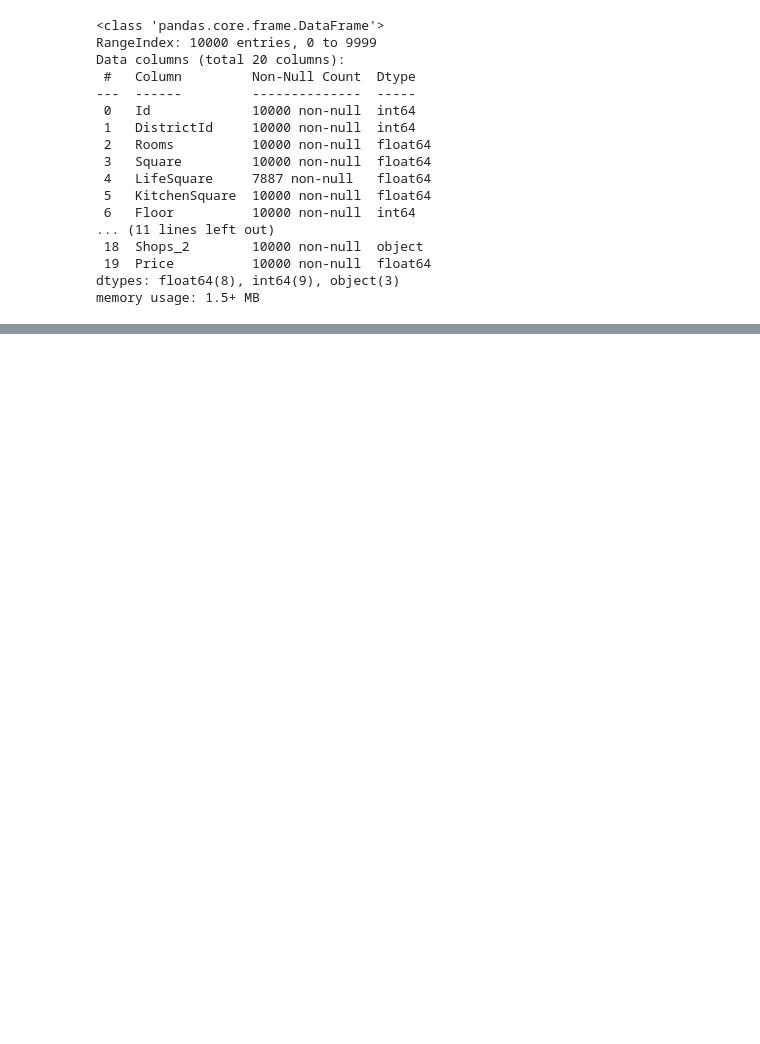
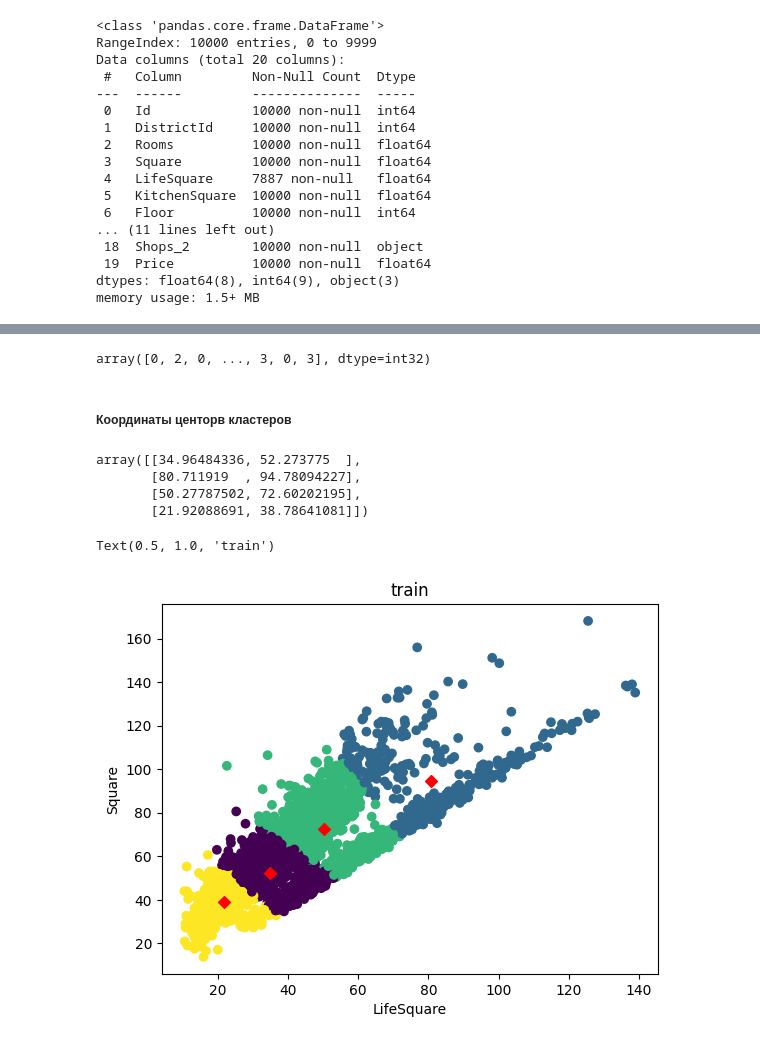
Before and after one commit to nickogee/gb_Python_for_DS, a Jupyter notebook: Course_project/Project.ipynb, the cells around one changed output, grey strips where cells are left out. Drawn from its saved outputs; the diff is of its cells as text; code cells hidden in the pictures; blank space fills up the shorter version.

```diff
--- a/Course_project/Project.ipynb
+++ b/Course_project/Project.ipynb
@@ -71,0 +157,27 @@ memory usage: 1.5+ MB
+# %%
+model = KMeans(n_clusters=4, random_state=100)
+train_lables = model.fit_predict(train_scaled)
+train_lables
+# %% [output]
+array([0, 2, 0, ..., 3, 0, 3], dtype=int32)
+# %% [markdown]
+##### Координаты центорв кластеров
+# %%
+centers = scaler.inverse_transform(model.cluster_centers_)
+centers
+# %% [output]
+array([[34.96484336, 52.273775  ],
+       [80.711919  , 94.78094227],
+       [50.27787502, 72.60202195],
+       [21.92088691, 38.78641081]])
+# %%
+plt.scatter(df_train['LifeSquare'], df_train['Square'], c=train_lables)
+plt.scatter(centers[:, 0], centers[:, 1], marker='D', color='red')
+#plt.xlim(0, 240)
+#plt.ylim(0, 6)
+plt.xlabel('LifeSquare')
+plt.ylabel('Square')
+plt.title('train')
+# %% [output]
+Text(0.5, 1.0, 'train')
+[figure, added]
```
Also changed, not shown: parts of 24 cells of this notebook, 1 other file.
